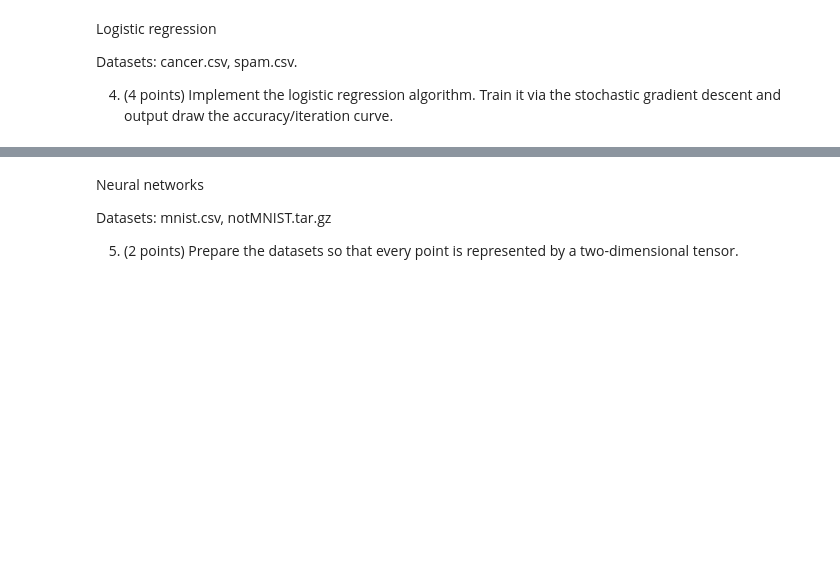
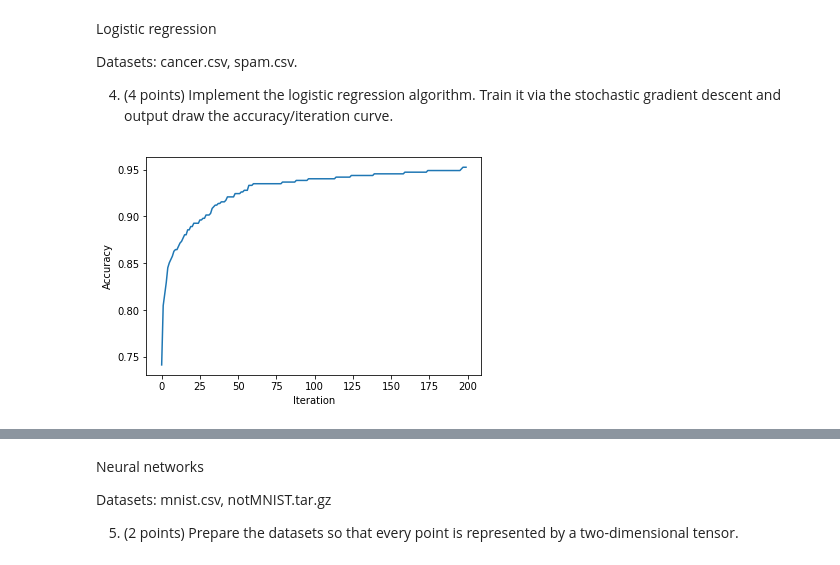
Before and after one commit to VadimFarutin/SPbAU, a Jupyter notebook: ML/hw02.ipynb, the cells around one changed output, grey strips where cells are left out. Drawn from its saved outputs; the diff is of its cells as text; code cells hidden in the pictures; blank space fills up the shorter version.

Commit message:
Implemented logistic regression algorithm

```diff
--- a/ML/hw02.ipynb
+++ b/ML/hw02.ipynb
@@ -188,13 +188,3 @@ def logistic_regression_clusters(X, h):
 # %%
 def logistic_regression_error(X, Y, h):
     return np.mean(logistic_regression_clusters(X, h) != Y)
-# %%
-def logistic_regression(D, epoch_num):
-    X, Y = extract_labels(D)
-    w = np.random.rand(len(X[0]))
-    accuracies = np.empty(epoch_num)
-
-    for i in range(epoch_num):
-
-
-    return accuracies
@@ -204,13 +233,16 @@ import matplotlib.pyplot as plt
 def plot_logistic_regression_curve(accuracies):
     plt.xlabel("Iteration")
     plt.ylabel("Accuracy")
-    plt.plot(list(range(len(accuracies)), accuracies)
+    plt.plot(list(range(len(accuracies))), accuracies)
     plt.show()
 # %%
 D = read_cancer()
-epoch_num = 100
-accuracies = logistic_regression(D, epoch_num)
+epoch_num = 200
+batch_size = 32
+accuracies = logistic_regression(D, epoch_num, batch_size)
 plot_logistic_regression_curve(accuracies)
+# %% [output]
+[figure, added]
 # %%
 D = read_spam()
 epoch_num = 100
```
Also changed, not shown: parts of 3 cells of this notebook.
